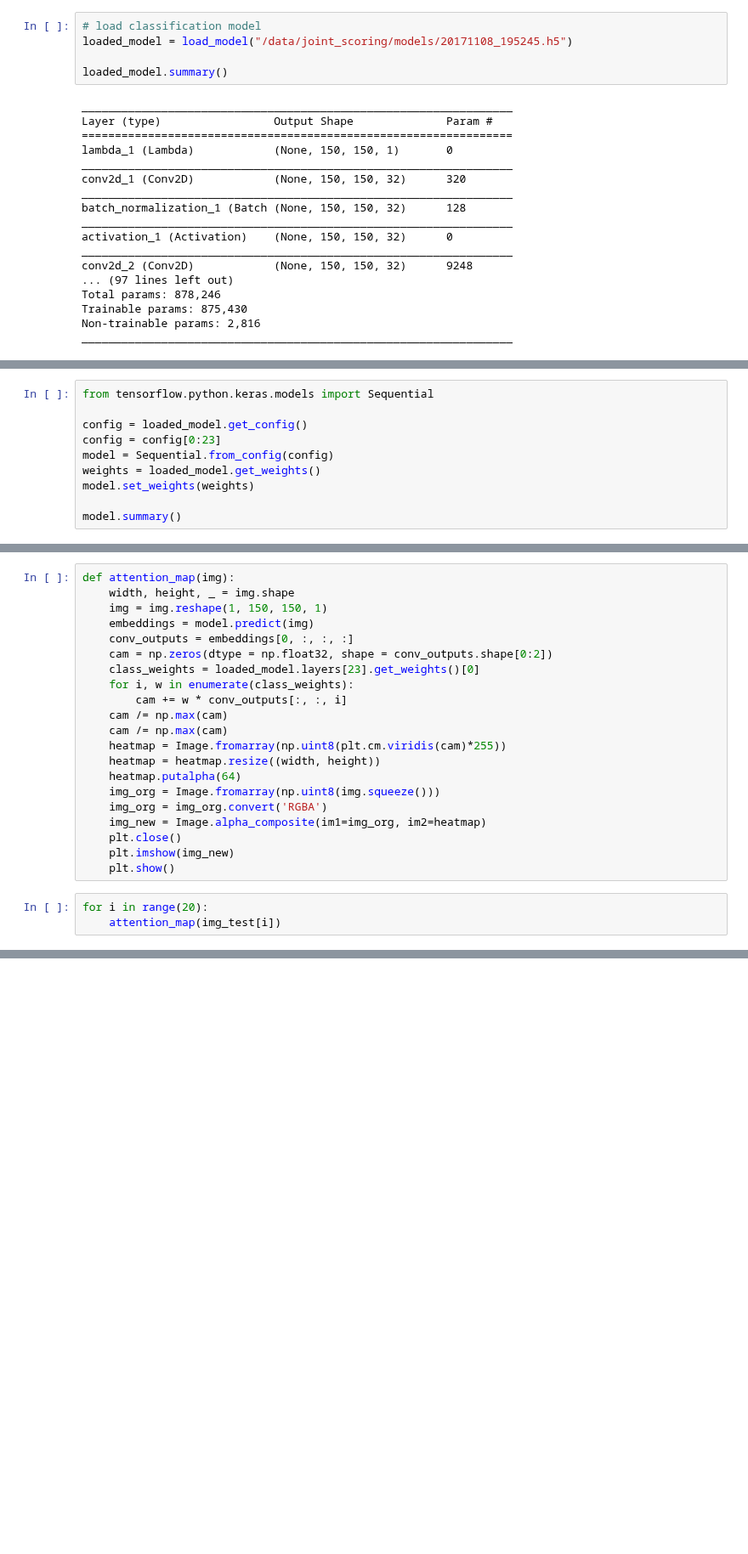
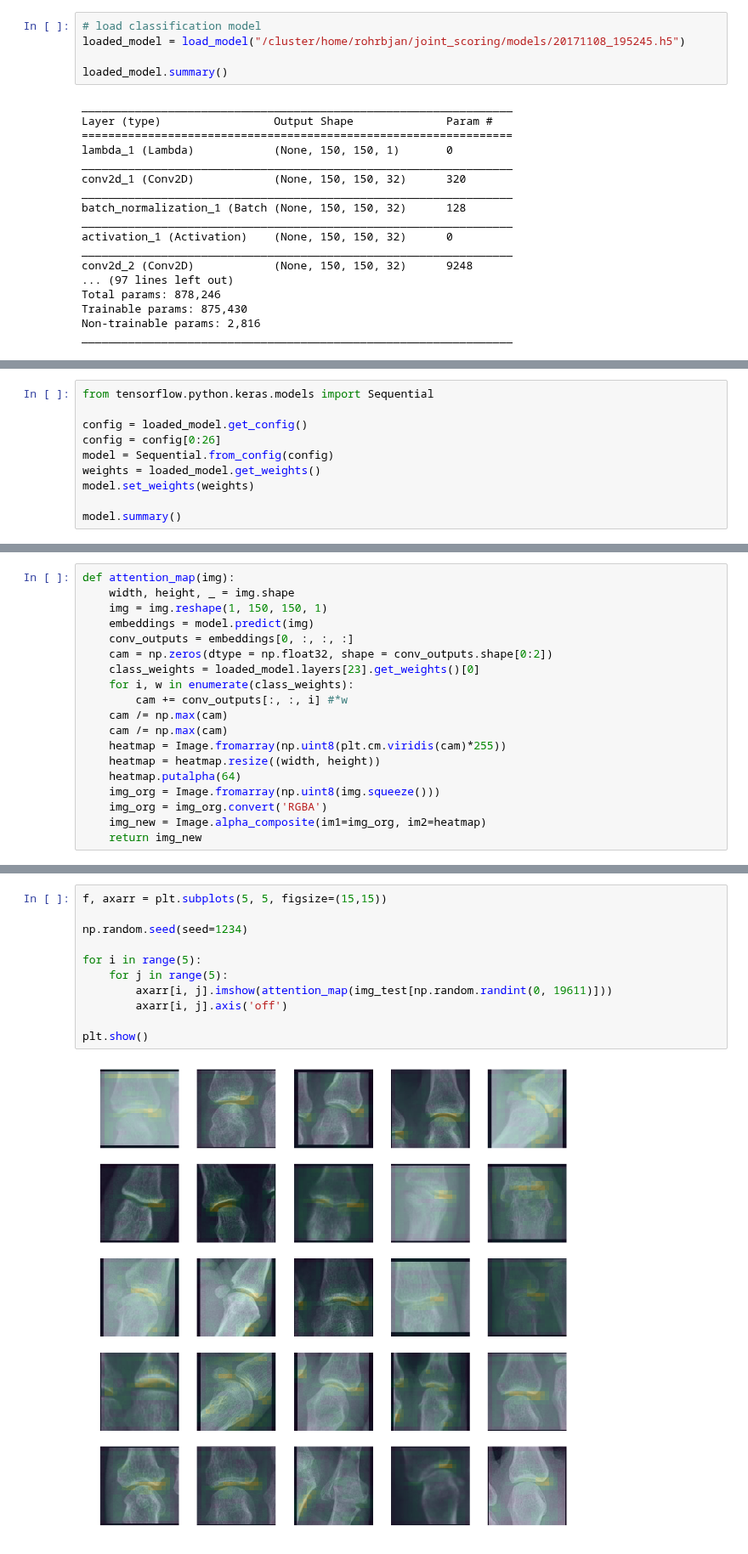
Before and after one commit to janickrohrbach/arthritis-net, a Jupyter notebook: attention_map_classification.ipynb, the cells around one changed output, grey strips where cells are left out. Shown at 85% size. Drawn from its saved outputs; the diff is of its cells as text; blank space fills up the shorter version.

Commit message:
attention maps

```diff
--- a/attention_map_classification.ipynb
+++ b/attention_map_classification.ipynb
@@ -34,7 +31,7 @@ print(labels_test[:3])
 [ 0.  0.  2.]
 # %%
 # load classification model
-loaded_model = load_model("/data/joint_scoring/models/20171108_195245.h5")
+loaded_model = load_model("/cluster/home/rohrbjan/joint_scoring/models/20171108_195245.h5")
 
 loaded_model.summary()
 # %% [output]
@@ -63,7 +56,7 @@ loaded_model.layers[22]
 from tensorflow.python.keras.models import Sequential
 
 config = loaded_model.get_config()
-config = config[0:23]
+config = config[0:26]
 model = Sequential.from_config(config)
 weights = loaded_model.get_weights()
 model.set_weights(weights)
@@ -96,7 +89,7 @@ def attention_map(img):
     cam = np.zeros(dtype = np.float32, shape = conv_outputs.shape[0:2])
     class_weights = loaded_model.layers[23].get_weights()[0]
     for i, w in enumerate(class_weights):
-        cam += w * conv_outputs[:, :, i]
+        cam += conv_outputs[:, :, i] #*w
     cam /= np.max(cam)
     cam /= np.max(cam)
     heatmap = Image.fromarray(np.uint8(plt.cm.viridis(cam)*255))
@@ -105,9 +98,4 @@ def attention_map(img):
     img_org = Image.fromarray(np.uint8(img.squeeze()))
     img_org = img_org.convert('RGBA')
     img_new = Image.alpha_composite(im1=img_org, im2=heatmap)
-    plt.close()
-    plt.imshow(img_new)
-    plt.show()
+    return img_new
-# %%
-for i in range(20):
-    attention_map(img_test[i])
@@ -127,0 +106,13 @@ for i in range(20):
+# %%
+f, axarr = plt.subplots(5, 5, figsize=(15,15))
+
+np.random.seed(seed=1234)
+
+for i in range(5):
+    for j in range(5):
+        axarr[i, j].imshow(attention_map(img_test[np.random.randint(0, 19611)]))
+        axarr[i, j].axis('off')
+
+plt.show()
+# %% [output]
+[figure, added]
```
Also changed, not shown: parts of 7 cells of this notebook, 1 other file.
